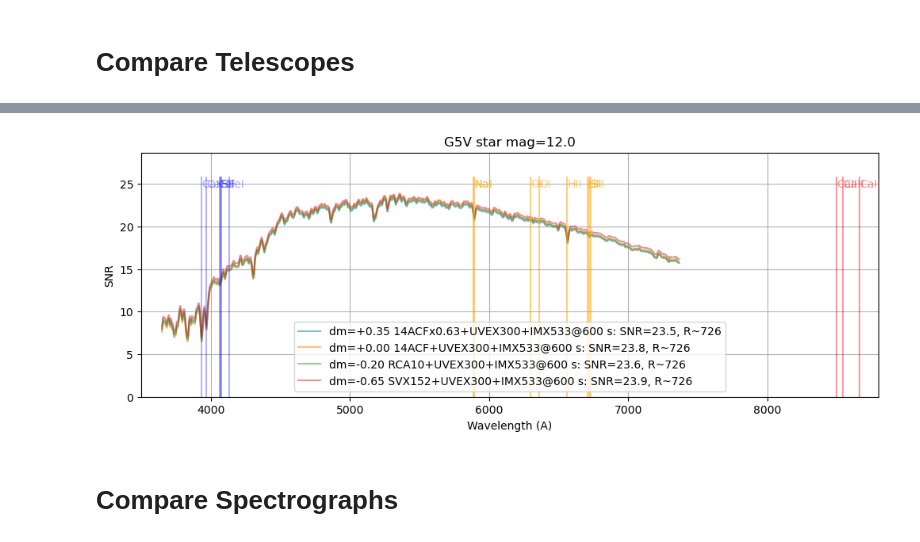
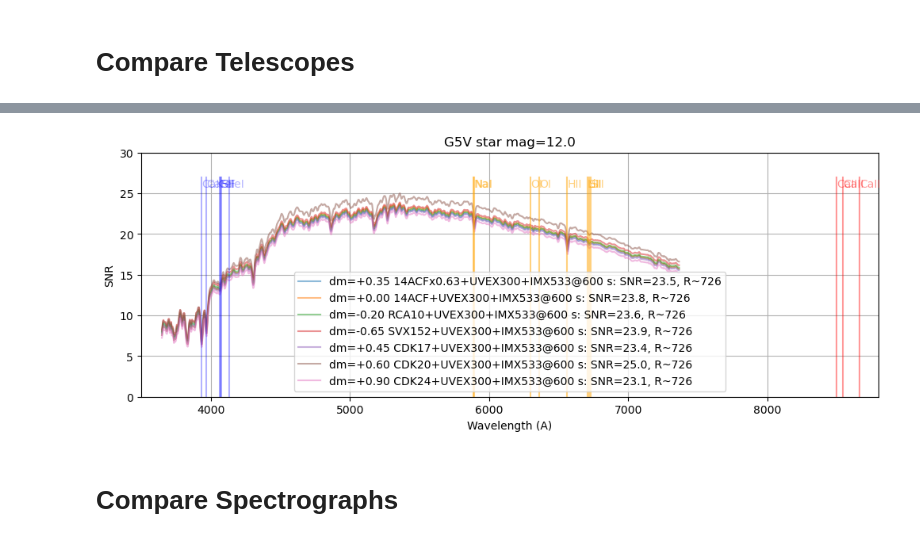
Before and after one commit to joshwalawender/SpecETC, a Jupyter notebook: Sandbox.ipynb, the cells around one changed output, grey strips where cells are left out. Drawn from its saved outputs; the diff is of its cells as text; code cells hidden in the pictures.

```diff
--- a/Sandbox.ipynb
+++ b/Sandbox.ipynb
@@ -109,6 +109,9 @@ instrumentation = [(ACF14reduced, UVEX300, IMX533, 600*u.second, +0.35),
                    (ACF14, UVEX300, IMX533, 600*u.second, 0),
                    (RCA10, UVEX300, IMX533, 600*u.second, -0.20),
                    (SVX152, UVEX300, IMX533, 600*u.second, -0.65),
+                   (CDK17, UVEX300, IMX533, 600*u.second, +0.45),
+                   (CDK20, UVEX300, IMX533, 600*u.second, +0.60),
+                   (CDK24, UVEX300, IMX533, 600*u.second, +0.90),
                    ]
 compare_instrumentation(instrumentation)
 # %% [output]
@@ -119,4 +125,4 @@ WARNING: Source spectrum will be evaluated outside pre-defined waveset. [synphot
-[figure, old version]
+[figure, new version]
 # %% [markdown]
 # Compare Spectrographs
 # %%
```
Also changed, not shown: parts of 2 cells of this notebook, 1 other file.
